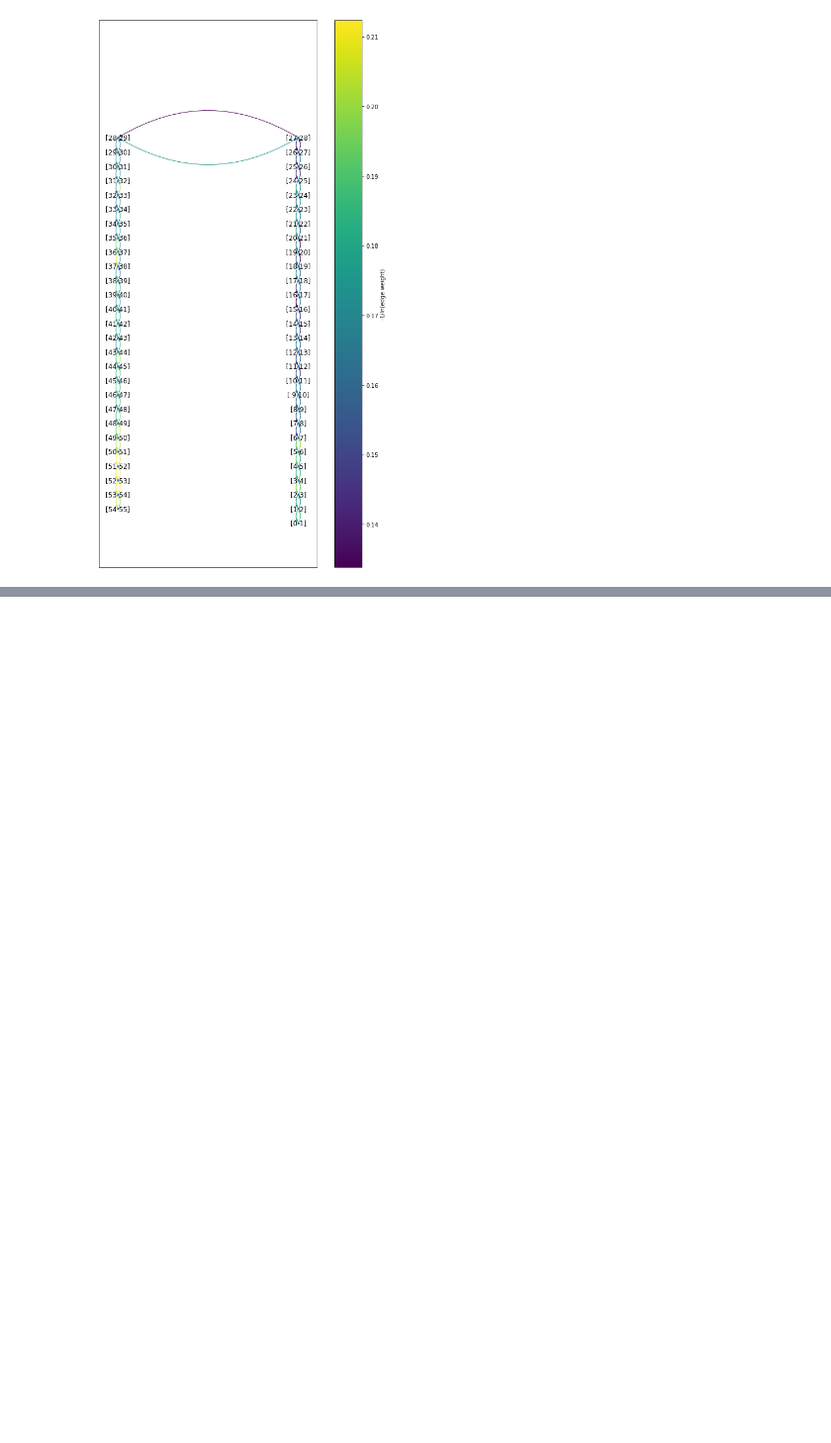
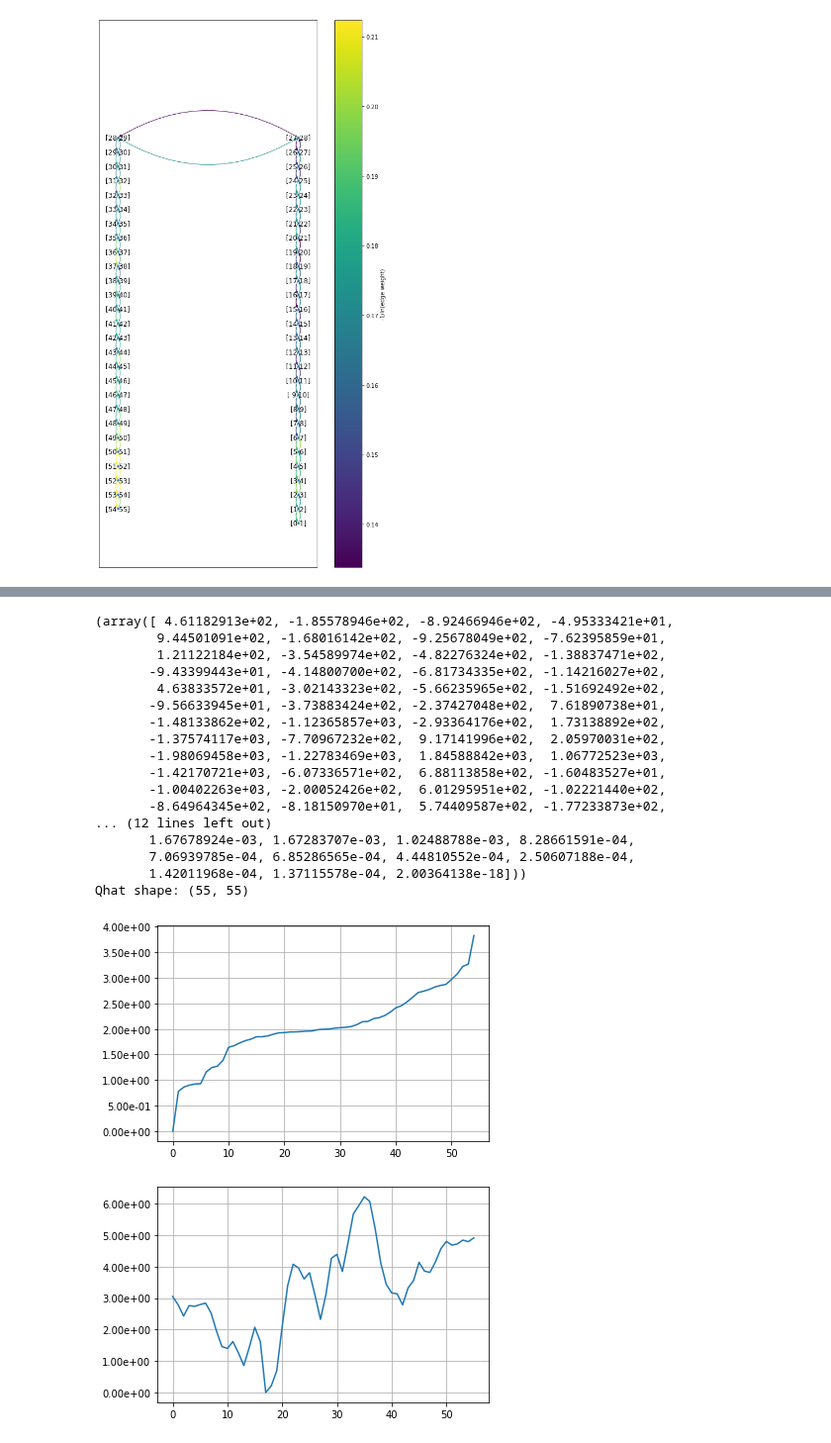
Before and after one commit to wesleymsmith/Milestoning_Analysis, a Jupyter notebook: MD_Milestone_Analysis_Testing.ipynb, the cells around one changed output, grey strips where cells are left out. Shown at 99% size. Saved outputs shown, nothing was run; the diff lists cells and outputs as text; code cells hidden in the pictures; blank space fills up the shorter version.

```diff
--- a/MD_Milestone_Analysis_Testing.ipynb
+++ b/MD_Milestone_Analysis_Testing.ipynb
@@ -881,0 +899,58 @@ plt.show()
+# %%
+importlib.reload(analysis_functions)
+
+#Plot PMF and MFPT from Q matrix with rows / columns of last milestone removed
+eIndToPair=edgeInfo['edgeIndToPair']
+#filterBin=np.max(binSet)
+indCheckFun=lambda iRow: True #not (filterBin in eIndToPair[iRow])
+
+Qtemp=copy.copy(QdataDict['Qmat'])
+Qred,filterMap=analysis_functions.filter_matRow_entries(Qtemp,rowIndTestFun=indCheckFun)
+#print(filterMap,'#filteredEntries =',len(filterMap))
+#print(np.array(list(zip(filterMap,eIndToPair[filterMap]))))
+#print('New Matrix Shape:',np.shape(Qred),'\n',Qred)
+Qred=Qred.todense()
+bvec=np.zeros(len(Qred))-1
+bvec[-1]=0
+tauData=np.linalg.lstsq(Qred,bvec,rcond=None)
+tauVec=tauData[0]
+print(tauData)
+print('Qhat shape:',np.shape(Qred))
+
+frq=1e-3 #frame rate in ns
+fig,ax=plt.subplots(1,1)
+ax.plot(np.sort(np.max(tauVec)-tauVec)*frq)
+y_labels = ax.get_yticks()
+ax.yaxis.set_major_formatter(matplotlib.ticker.FormatStrFormatter('%.2e'))
+ax.grid()
+plt.show()
+
+piVec=QdataDict['piVec']
+pProb=-np.log(piVec)
+pProb=pProb-np.min(pProb)
+fig,ax=plt.subplots(1,1)
+ax.plot(pProb)
+ax.grid()
+y_labels = ax.get_yticks()
+ax.yaxis.set_major_formatter(matplotlib.ticker.FormatStrFormatter('%.2e'))
+plt.show()
+# %% [output]
+(array([ 4.61182913e+02, -1.85578946e+02, -8.92466946e+02, -4.95333421e+01,
+        9.44501091e+02, -1.68016142e+02, -9.25678049e+02, -7.62395859e+01,
+        1.21122184e+02, -3.54589974e+02, -4.82276324e+02, -1.38837471e+02,
+       -9.43399443e+01, -4.14800700e+02, -6.81734335e+02, -1.14216027e+02,
+        4.63833572e+01, -3.02143323e+02, -5.66235965e+02, -1.51692492e+02,
+       -9.56633945e+01, -3.73883424e+02, -2.37427048e+02,  7.61890738e+01,
+       -1.48133862e+02, -1.12365857e+03, -2.93364176e+02,  1.73138892e+02,
+       -1.37574117e+03, -7.70967232e+02,  9.17141996e+02,  2.05970031e+02,
+       -1.98069458e+03, -1.22783469e+03,  1.84588842e+03,  1.06772523e+03,
+       -1.42170721e+03, -6.07336571e+02,  6.88113858e+02, -1.60483527e+01,
+       -1.00402263e+03, -2.00052426e+02,  6.01295951e+02, -1.02221440e+02,
+       -8.64964345e+02, -8.18150970e+01,  5.74409587e+02, -1.77233873e+02,
+... (12 lines left out)
+       1.67678924e-03, 1.67283707e-03, 1.02488788e-03, 8.28661591e-04,
+       7.06939785e-04, 6.85286565e-04, 4.44810552e-04, 2.50607188e-04,
+       1.42011968e-04, 1.37115578e-04, 2.00364138e-18]))
+Qhat shape: (55, 55)
+[figure, added]
+[figure, added]
```
Also changed, not shown: parts of 5 cells of this notebook, 1 other file.
